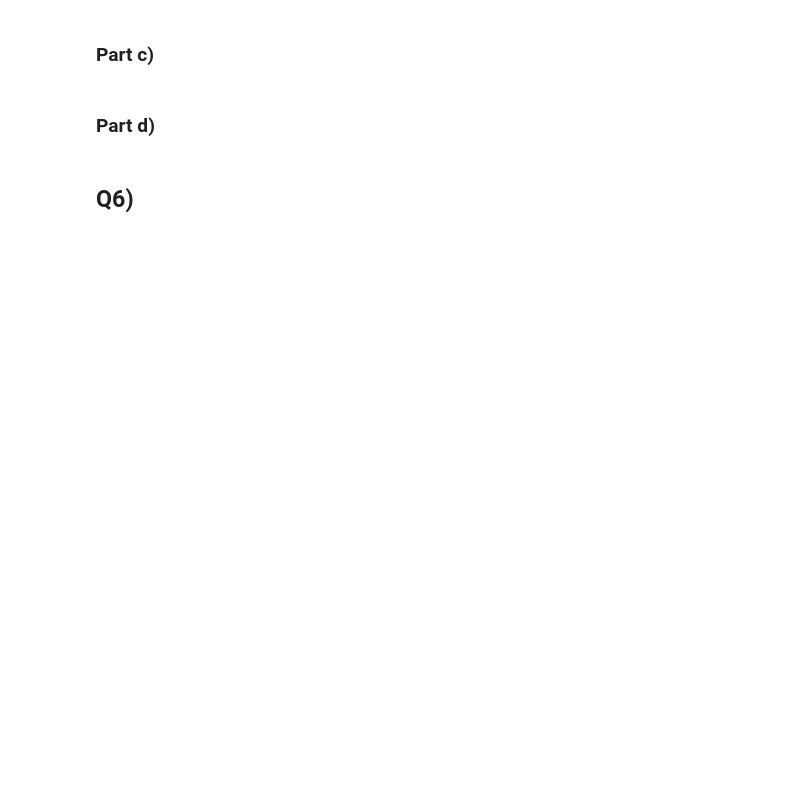
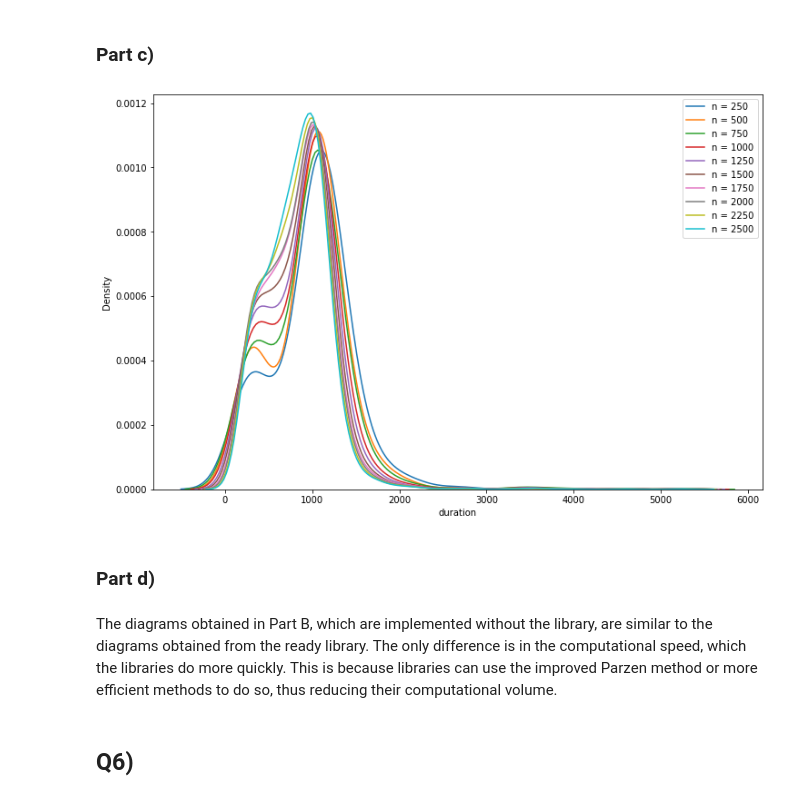
Before and after one commit to Arashlf/UT_ML_Course, a Jupyter notebook: Homework3/Q4_8.ipynb, the cells around one changed output. Saved outputs shown, nothing was run; the diff lists cells and outputs as text; code cells hidden in the pictures; blank space fills up the shorter version.

```diff
--- a/Homework3/Q4_8.ipynb
+++ b/Homework3/Q4_8.ipynb
@@ -93,6 +147,19 @@ Knn algorithm is a good algorithm if the number of data is enough to have the ap
 # %% [markdown]
 ### Part c)
+# %%
+# Using Seaborn Library
+plt.figure(figsize=(12 , 8))
+i = 0
+for n in range(250, len(data) + 1, 250):
+   sns.kdeplot(data=data.squeeze()[:n], bw_adjust=1.5, fill=False, label='n = %d'%(n))
+   i += 1
+plt.legend()
+plt.show()
+# %% [output]
+[figure, added]
 # %% [markdown]
 ### Part d)
+# %% [markdown]
+The diagrams obtained in Part B, which are implemented without the library, are similar to the diagrams obtained from the ready library. The only difference is in the computational speed, which the libraries do more quickly. This is because libraries can use the improved Parzen method or more efficient methods to do so, thus reducing their computational volume.
 # %% [markdown]
 ## Q6)
```
Also changed, not shown: parts of 9 cells of this notebook.
